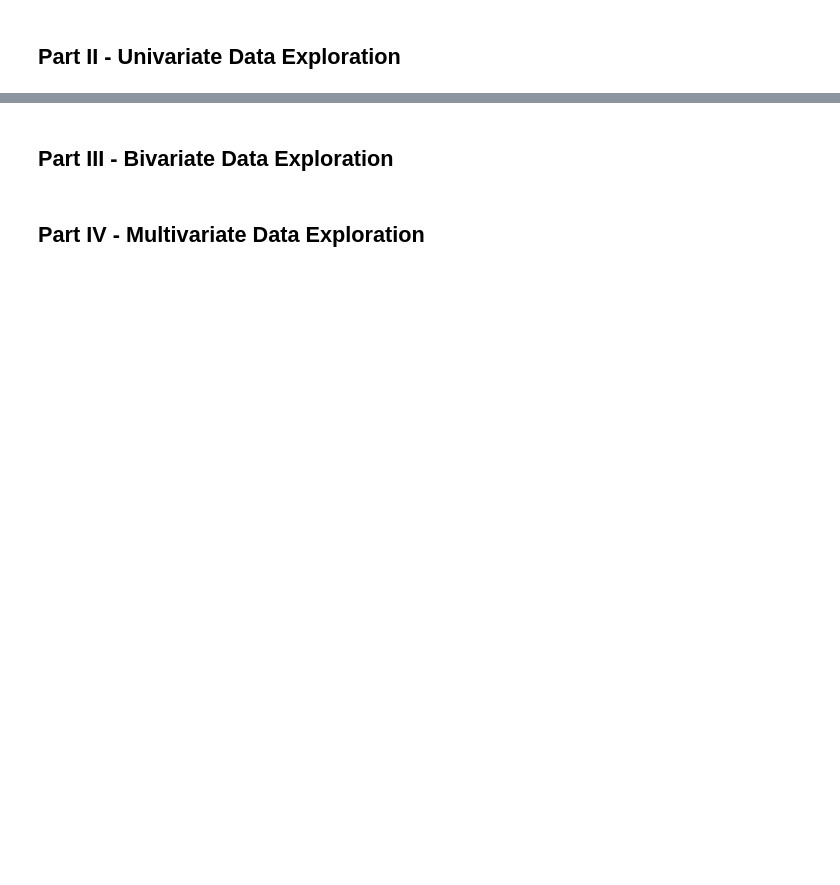
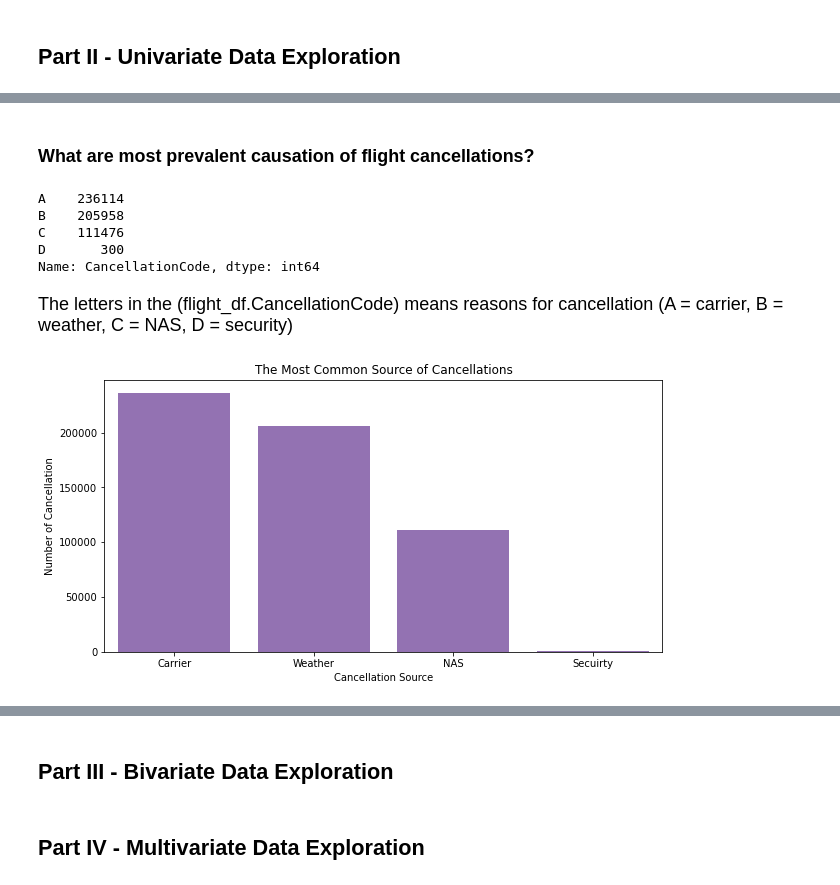
Before and after one commit to mozaini/Visualization_Project, a Jupyter notebook: exploration_template.ipynb, the cells around one changed output, grey strips where cells are left out. Saved outputs shown, nothing was run; the diff lists cells and outputs as text; code cells hidden in the pictures; blank space fills up the shorter version.

```diff
--- a/exploration_template.ipynb
+++ b/exploration_template.ipynb
@@ -89,0 +136,24 @@ memory usage: 6.4+ GB
+# %% [markdown]
+### What are most prevalent causation of flight cancellations?
+# %%
+Cancel_Code = flight_df.CancellationCode.value_counts()
+Cancel_Code
+# %% [output]
+A    236114
+B    205958
+C    111476
+D       300
+Name: CancellationCode, dtype: int64
+# %% [markdown]
+<p style="font-size:18px">The letters in the (flight_df.CancellationCode) means reasons for cancellation (A = carrier, B = weather, C = NAS, D = security)</p>
+# %%
+ticks = ['Carrier','Weather','NAS','Secuirty']
+color_base = sns.color_palette()[4]
+plt.figure(figsize=(10,5))
+chart = sns.countplot(data=sub_df, x='CancellationCode', color = color_base, order =Cancel_Code.index );
+plt.title('The Most Common Source of Cancellations', fontsize=12)
+plt.xlabel('Cancellation Source')
+plt.ylabel('Number of Cancellation')
+chart.set_xticklabels(ticks);
+# %% [output]
+[figure, added]
```
Also changed, not shown: parts of 22 cells of this notebook.
